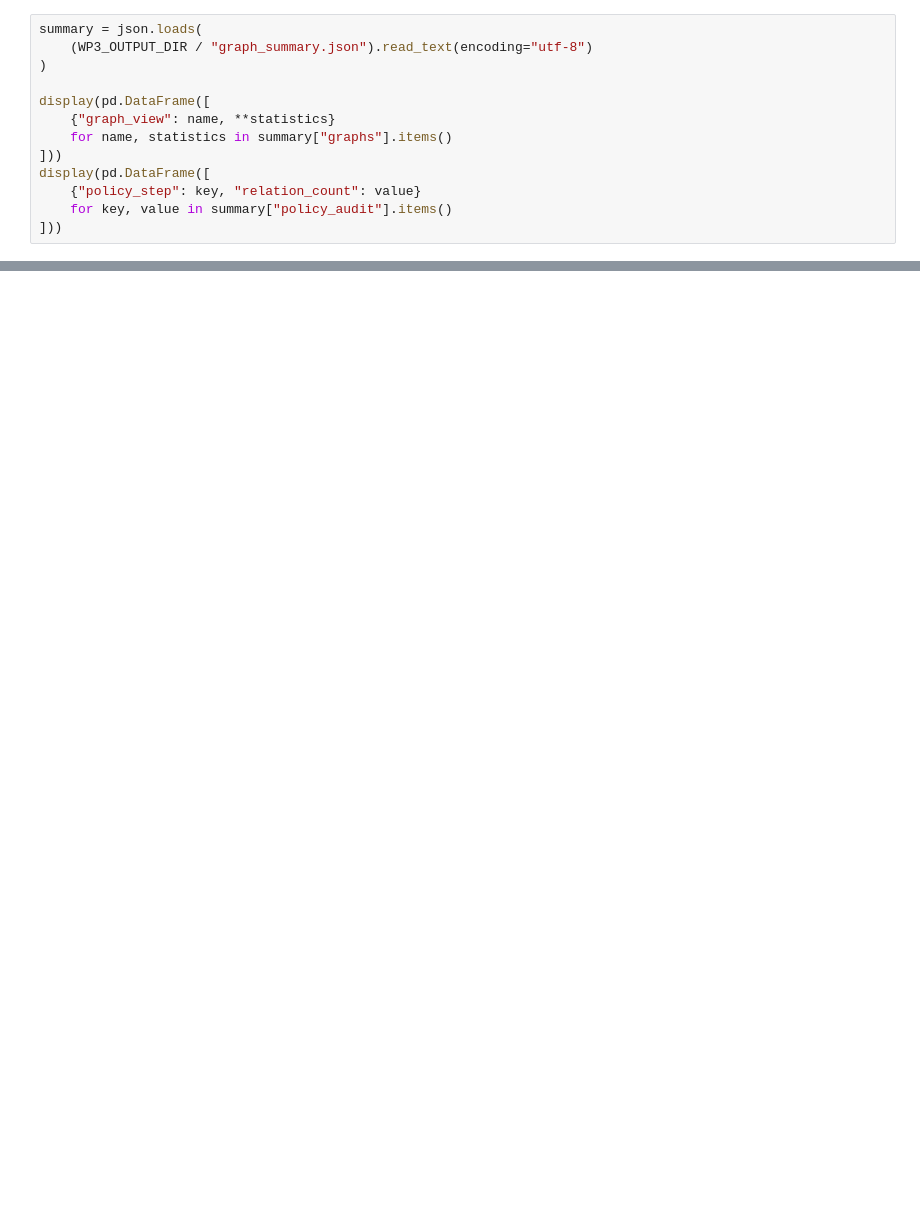
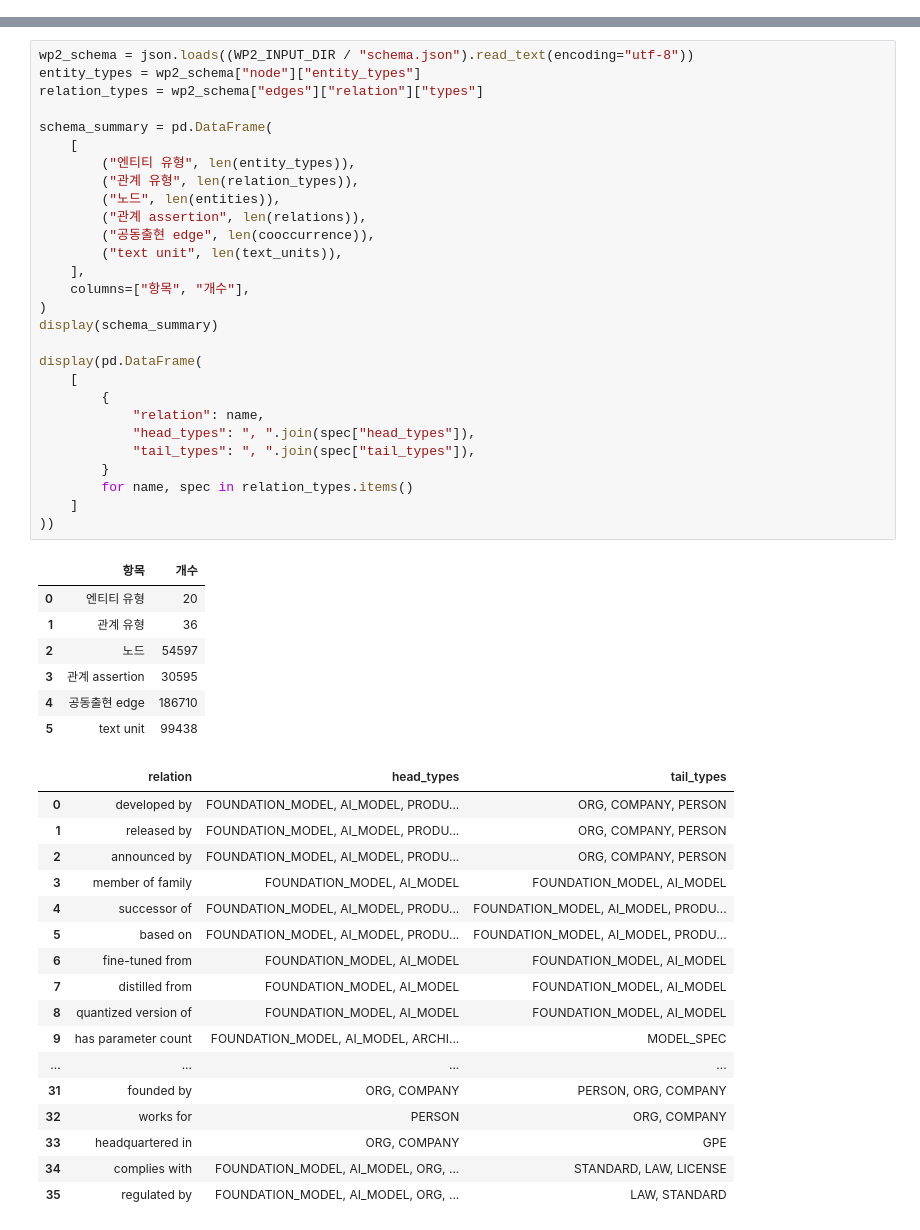
Before and after one commit to jihyeon26/2026-09-CLT-computational_language, a Jupyter notebook: notebooks/stage1_wp3_open_models_contract.ipynb, the cells around one changed output, grey strips where cells are left out. Drawn from its saved outputs; the diff is of its cells as text; blank space fills up the shorter version.

```diff
--- a/notebooks/stage1_wp3_open_models_contract.ipynb
+++ b/notebooks/stage1_wp3_open_models_contract.ipynb
@@ -172,13 +0,0 @@ Validation 통과는 ID, endpoint, schema signature, provenance 같은 구조적
-# %%
-summary = json.loads(
-    (WP3_OUTPUT_DIR / "graph_summary.json").read_text(encoding="utf-8")
-)
-
-display(pd.DataFrame([
-    {"graph_view": name, **statistics}
-    for name, statistics in summary["graphs"].items()
-]))
-display(pd.DataFrame([
-    {"policy_step": key, "relation_count": value}
-    for key, value in summary["policy_audit"].items()
-]))
@@ -529,0 +295,53 @@ faithfulness와 temporal grounding을 평가할 수 있다.
+# %%
+wp2_schema = json.loads((WP2_INPUT_DIR / "schema.json").read_text(encoding="utf-8"))
+entity_types = wp2_schema["node"]["entity_types"]
+relation_types = wp2_schema["edges"]["relation"]["types"]
+
+schema_summary = pd.DataFrame(
+    [
+        ("엔티티 유형", len(entity_types)),
+        ("관계 유형", len(relation_types)),
+        ("노드", len(entities)),
+        ("관계 assertion", len(relations)),
+        ("공동출현 edge", len(cooccurrence)),
+        ("text unit", len(text_units)),
+    ],
+    columns=["항목", "개수"],
+)
+display(schema_summary)
+
+display(pd.DataFrame(
+    [
+        {
+            "relation": name,
+            "head_types": ", ".join(spec["head_types"]),
+            "tail_types": ", ".join(spec["tail_types"]),
+        }
+        for name, spec in relation_types.items()
+    ]
+))
+# %% [output]
+|  | 항목 | 개수 |
+| 0 | 엔티티 유형 | 20 |
+| 1 | 관계 유형 | 36 |
+| 2 | 노드 | 54597 |
+| 3 | 관계 assertion | 30595 |
+| 4 | 공동출현 edge | 186710 |
+| 5 | text unit | 99438 |
+|  | relation | head_types | tail_types |
+| 0 | developed by | FOUNDATION_MODEL, AI_MODEL, PRODU... | ORG, COMPANY, PERSON |
+| 1 | released by | FOUNDATION_MODEL, AI_MODEL, PRODU... | ORG, COMPANY, PERSON |
+| 2 | announced by | FOUNDATION_MODEL, AI_MODEL, PRODU... | ORG, COMPANY, PERSON |
+| 3 | member of family | FOUNDATION_MODEL, AI_MODEL | FOUNDATION_MODEL, AI_MODEL |
+| 4 | successor of | FOUNDATION_MODEL, AI_MODEL, PRODU... | FOUNDATION_MODEL, AI_MODEL, PRODU... |
+| 5 | based on | FOUNDATION_MODEL, AI_MODEL, PRODU... | FOUNDATION_MODEL, AI_MODEL, PRODU... |
+| 6 | fine-tuned from | FOUNDATION_MODEL, AI_MODEL | FOUNDATION_MODEL, AI_MODEL |
+| 7 | distilled from | FOUNDATION_MODEL, AI_MODEL | FOUNDATION_MODEL, AI_MODEL |
+| 8 | quantized version of | FOUNDATION_MODEL, AI_MODEL | FOUNDATION_MODEL, AI_MODEL |
+| 9 | has parameter count | FOUNDATION_MODEL, AI_MODEL, ARCHI... | MODEL_SPEC |
+| ... | ... | ... | ... |
+| 31 | founded by | ORG, COMPANY | PERSON, ORG, COMPANY |
+| 32 | works for | PERSON | ORG, COMPANY |
+| 33 | headquartered in | ORG, COMPANY | GPE |
+| 34 | complies with | FOUNDATION_MODEL, AI_MODEL, ORG, ... | STANDARD, LAW, LICENSE |
+| 35 | regulated by | FOUNDATION_MODEL, AI_MODEL, ORG, ... | LAW, STANDARD |
```
Also changed, not shown: parts of 61 cells of this notebook, 1 other file.
